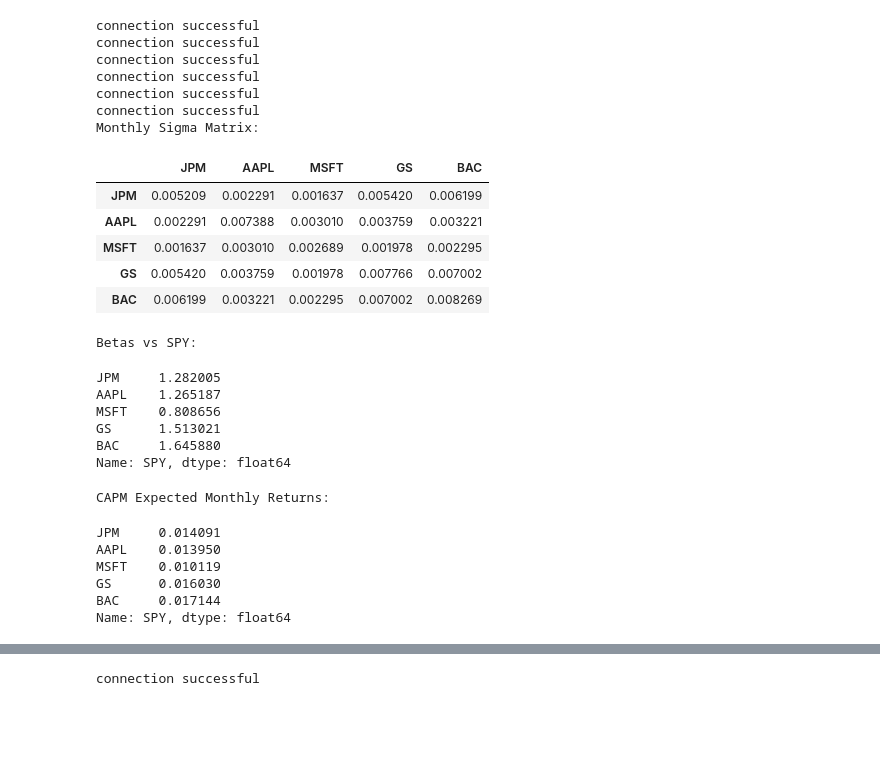
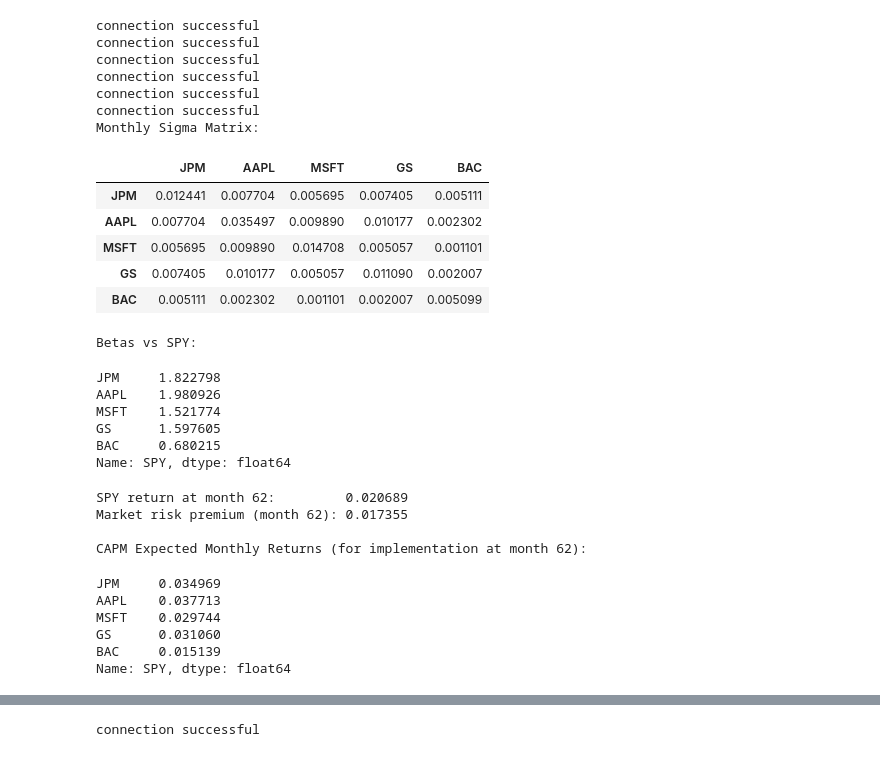
Before and after one commit to samgioffre9/Algo, a Jupyter notebook: final.ipynb, the cells around one changed output, grey strips where cells are left out. Cells and saved outputs as stored; diff of their text form; code cells hidden in the pictures; blank space fills up the shorter version.

```diff
--- a/final.ipynb
+++ b/final.ipynb
@@ -230,56 +211,64 @@ def capm_expected_returns(tickers, startd, endd, rf, market='SPY'):
 # %%
 tickers = ["JPM", "AAPL", "MSFT", "GS", "BAC"]
 start_date = "2000-01-01"
 end_date = "2020-12-31"
-rf = 0.04  # annual risk-free rate GIVEN
+rf = 0.04           # annual risk-free rate GIVEN
 rf_monthly = rf / 12
 market = "SPY"
 
-
+# Download 64-month batch; sigma estimated from first 60 returns (obs 1-61)
 sigma, returns_df = sigma_matrix(tickers + [market], start_date, end_date)
 
-E_rm_monthly = returns_df[market].mean()  # MONTHLY
-
-market_excess = E_rm_monthly - rf_monthly
-
-betas = sigma[market].drop(market) / sigma.loc[market, market]
-
-mu = rf_monthly + betas * market_excess
-
+# --- Step 1: Monthly Sigma (first 60 returns) ---
 print("Monthly Sigma Matrix:")
 display(sigma.drop(market).drop(market, axis=1))
 
+# --- Step 2: Beta (cov / var, from first 60 returns) ---
+var_market = sigma.loc[market, market]
+betas = sigma[market].drop(market) / var_market
 print("\nBetas vs SPY:")
 display(betas)
 
-print("\nCAPM Expected Monthly Returns:")
+# --- Step 3: Month-62 realized market risk premium ---
+# returns_df.iloc[60] = log(P_62 / P_61), i.e. the return from obs 61 → obs 62
+R_market_62 = returns_df.iloc[60][market]
+market_risk_premium = R_market_62 - rf_monthly
+print(f"\nSPY return at month 62:         {R_market_62:.6f}")
+print(f"Market risk premium (month 62): {market_risk_premium:.6f}")
+
+# --- Step 4: CAPM expected monthly returns ---
+mu = rf_monthly + betas * market_risk_premium
+print("\nCAPM Expected Monthly Returns (for implementation at month 62):")
 display(mu)
 # %% [output]
 connection successful
 connection successful
 connection successful
 connection successful
 connection successful
 connection successful
 Monthly Sigma Matrix:
 |  | JPM | AAPL | MSFT | GS | BAC |
-| JPM | 0.005209 | 0.002291 | 0.001637 | 0.005420 | 0.006199 |
-| AAPL | 0.002291 | 0.007388 | 0.003010 | 0.003759 | 0.003221 |
-| MSFT | 0.001637 | 0.003010 | 0.002689 | 0.001978 | 0.002295 |
-| GS | 0.005420 | 0.003759 | 0.001978 | 0.007766 | 0.007002 |
-| BAC | 0.006199 | 0.003221 | 0.002295 | 0.007002 | 0.008269 |
+| JPM | 0.012441 | 0.007704 | 0.005695 | 0.007405 | 0.005111 |
+| AAPL | 0.007704 | 0.035497 | 0.009890 | 0.010177 | 0.002302 |
+| MSFT | 0.005695 | 0.009890 | 0.014708 | 0.005057 | 0.001101 |
+| GS | 0.007405 | 0.010177 | 0.005057 | 0.011090 | 0.002007 |
+| BAC | 0.005111 | 0.002302 | 0.001101 | 0.002007 | 0.005099 |
 Betas vs SPY:
-JPM     1.282005
-AAPL    1.265187
-MSFT    0.808656
-GS      1.513021
-BAC     1.645880
+JPM     1.822798
+AAPL    1.980926
+MSFT    1.521774
+GS      1.597605
+BAC     0.680215
 Name: SPY, dtype: float64
-CAPM Expected Monthly Returns:
+SPY return at month 62:         0.020689
+Market risk premium (month 62): 0.017355
+
+CAPM Expected Monthly Returns (for implementation at month 62):
-JPM     0.014091
-AAPL    0.013950
-MSFT    0.010119
-GS      0.016030
-BAC     0.017144
+JPM     0.034969
+AAPL    0.037713
+MSFT    0.029744
+GS      0.031060
+BAC     0.015139
 Name: SPY, dtype: float64
 # %%
```
Also changed, not shown: parts of 3 cells of this notebook.
